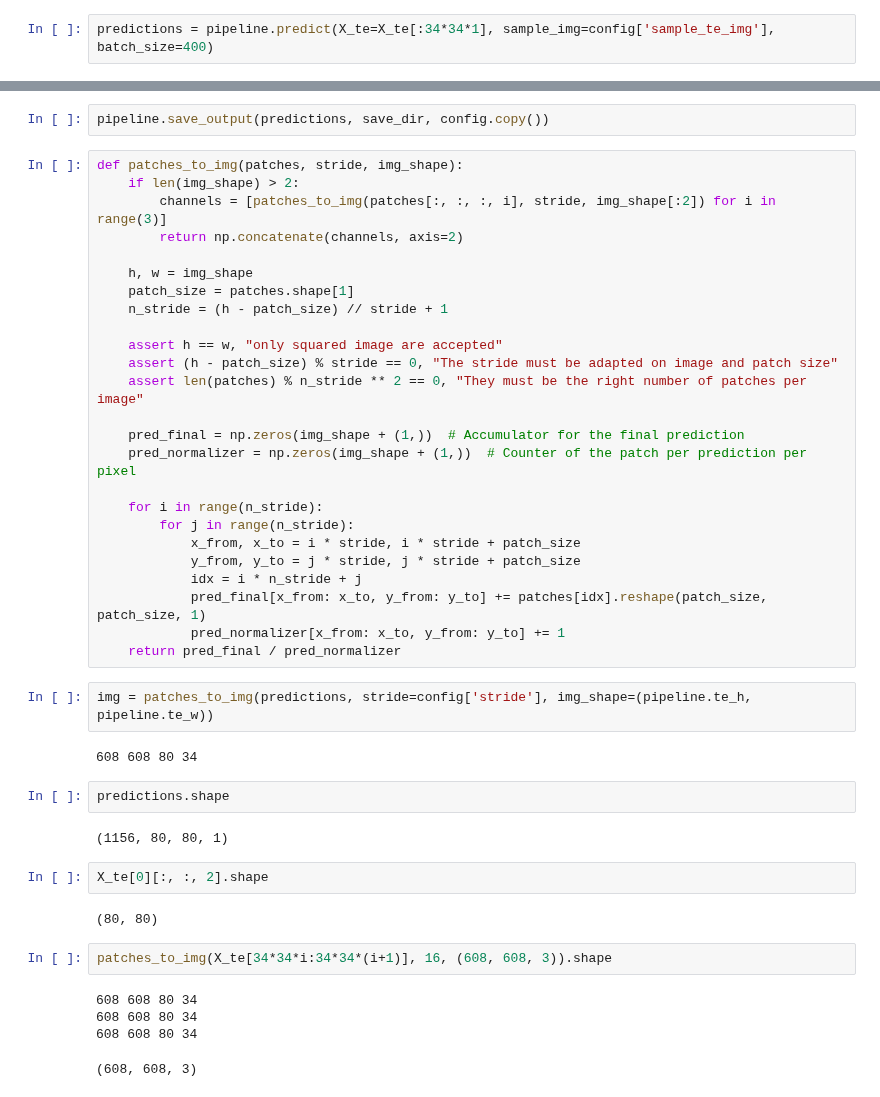
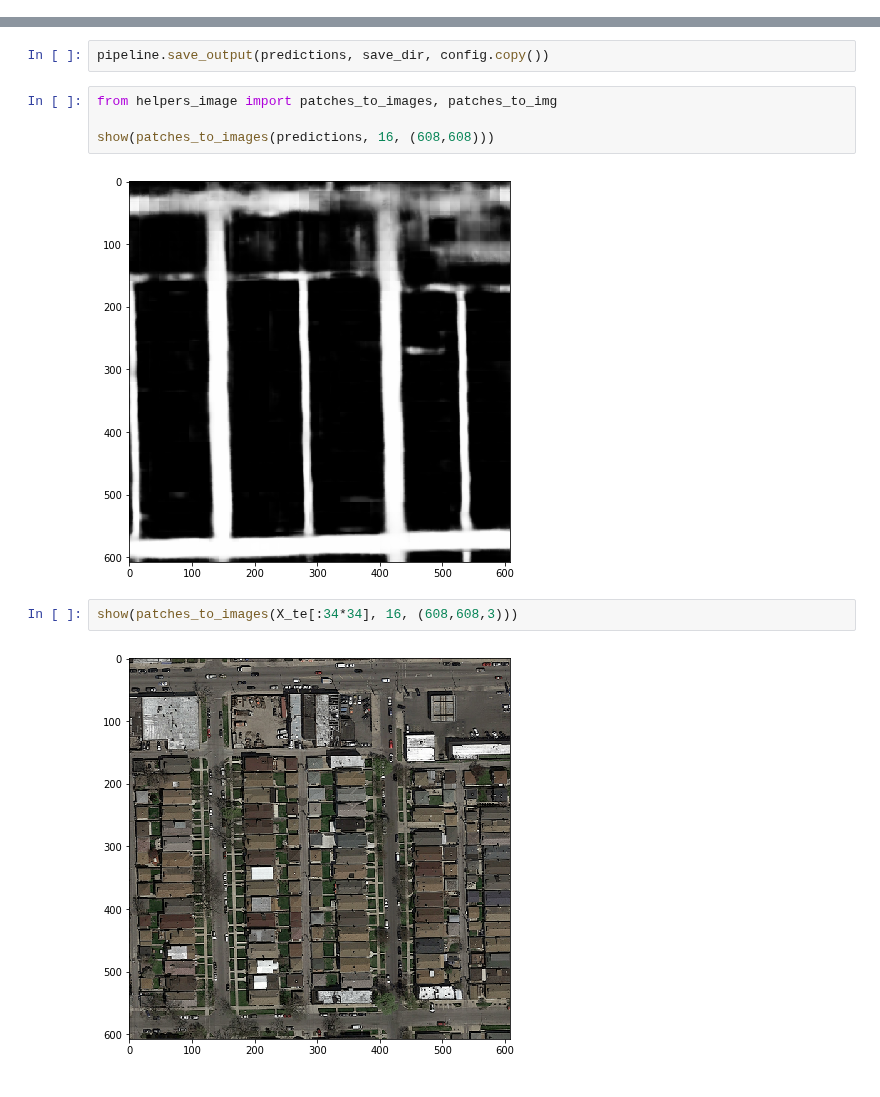
Before and after one commit to gregunz/MachineLearning2017, a Jupyter notebook: project02/src/pipeline_gregunz.ipynb, the cells around one changed output, grey strips where cells are left out. Cells and saved outputs as stored; diff of their text form.

```diff
--- a/project02/src/pipeline_gregunz.ipynb
+++ b/project02/src/pipeline_gregunz.ipynb
@@ -67,2 +70,0 @@ pipeline.val_losses
-# %%
-predictions = pipeline.predict(X_te=X_te[:34*34*1], sample_img=config['sample_te_img'], batch_size=400)
@@ -84,47 +84,13 @@ show([Y_tr[i], Y[i]])
 [figure]
 # %%
 pipeline.save_output(predictions, save_dir, config.copy())
-# %%
-def patches_to_img(patches, stride, img_shape):
-    if len(img_shape) > 2:
-        channels = [patches_to_img(patches[:, :, :, i], stride, img_shape[:2]) for i in range(3)]
-        return np.concatenate(channels, axis=2)
-
-    h, w = img_shape
-    patch_size = patches.shape[1]
-    n_stride = (h - patch_size) // stride + 1
-
-    assert h == w, "only squared image are accepted"
-    assert (h - patch_size) % stride == 0, "The stride must be adapted on image and patch size"
-    assert len(patches) % n_stride ** 2 == 0, "They must be the right number of patches per image"
-
-    pred_final = np.zeros(img_shape + (1,))  # Accumulator for the final prediction
-    pred_normalizer = np.zeros(img_shape + (1,))  # Counter of the patch per prediction per pixel
-
-    for i in range(n_stride):
-        for j in range(n_stride):
-            x_from, x_to = i * stride, i * stride + patch_size
-            y_from, y_to = j * stride, j * stride + patch_size
-            idx = i * n_stride + j
-            pred_final[x_from: x_to, y_from: y_to] += patches[idx].reshape(patch_size, patch_size, 1)
-            pred_normalizer[x_from: x_to, y_from: y_to] += 1
-    return pred_final / pred_normalizer
-# %%
-img = patches_to_img(predictions, stride=config['stride'], img_shape=(pipeline.te_h, pipeline.te_w))
-# %% [output]
-608 608 80 34
-# %%
-predictions.shape
-# %% [output]
-(1156, 80, 80, 1)
-# %%
-X_te[0][:, :, 2].shape
-# %% [output]
-(80, 80)
+# %%
+from helpers_image import patches_to_images, patches_to_img
+
+show(patches_to_images(predictions, 16, (608,608)))
+# %% [output]
+[figure, added]
 # %%
-patches_to_img(X_te[34*34*i:34*34*(i+1)], 16, (608, 608, 3)).shape
+show(patches_to_images(X_te[:34*34], 16, (608,608,3)))
 # %% [output]
-608 608 80 34
-608 608 80 34
-608 608 80 34
-(608, 608, 3)
+[figure, added]
```
Also changed, not shown: parts of 13 cells of this notebook, 7 other files.
